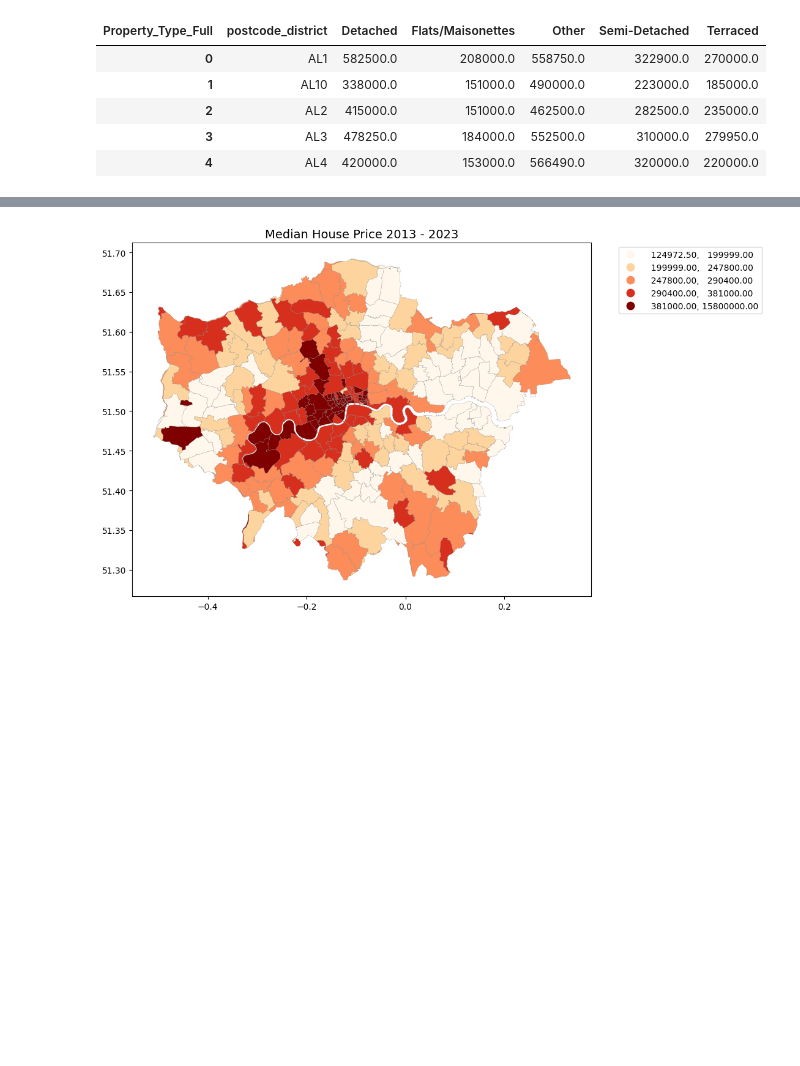
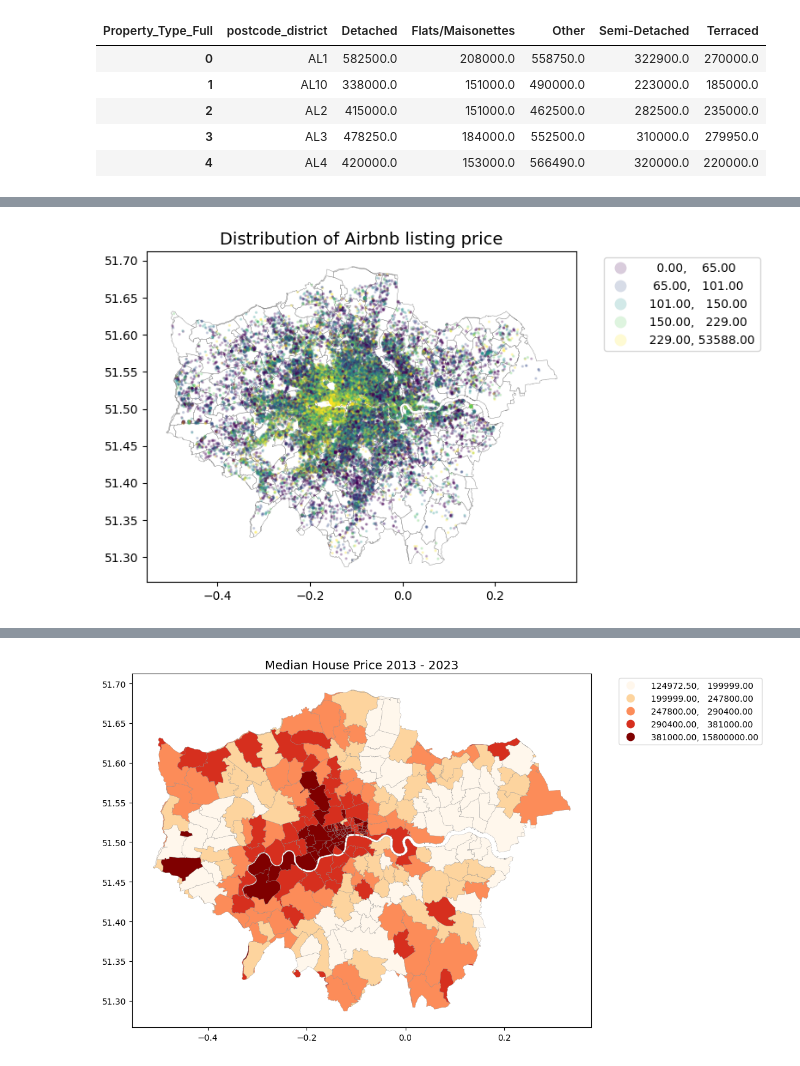
Before and after one commit to SammyGIS/airbnb-spatial-analysis, a Jupyter notebook: airbnb-spatial-analysis.ipynb, the cells around one changed output, grey strips where cells are left out. Drawn from its saved outputs; the diff is of its cells as text; code cells hidden in the pictures; blank space fills up the shorter version.

```diff
--- a/airbnb-spatial-analysis.ipynb
+++ b/airbnb-spatial-analysis.ipynb
@@ -798,3 +840,31 @@ price_property_type.head()
+# %%
+# Plot the GeoDataFrame
+ax = london_postal_district.plot(color='white', edgecolor='grey',linewidth=0.3,figsize=(10,5))
+
+airbnb_listing_gdf.plot(
+    column='price',
+    scheme='quantiles',
+    cmap='viridis',
+    legend=True,
+    markersize=2,
+    alpha=0.2,
+    ax=ax
+)
+
+# Set the title and adjust its position
+ax.set_title("Distribution of Airbnb listing price", fontsize=14)
+
+# Adjust the legend to be outside the map
+ax.get_legend().set_bbox_to_anchor((1.05, 1))  # Position the legend outside of the map
+ax.get_legend().set_loc('upper left')  # Align the legend to the center-left
+
+# Adjust subplot parameters to give more space to the plot
+plt.subplots_adjust(right=0.75)  # Increase right margin
+
+# Optional: show the plot with plt.show()
+plt.show()
+# %% [output]
+[figure, added]
 # %%
 london_postal_district = london_postal_district.merge(median_price, how='left',
                                                       on='postcode_district')
```
Also changed, not shown: parts of 5 cells of this notebook.
